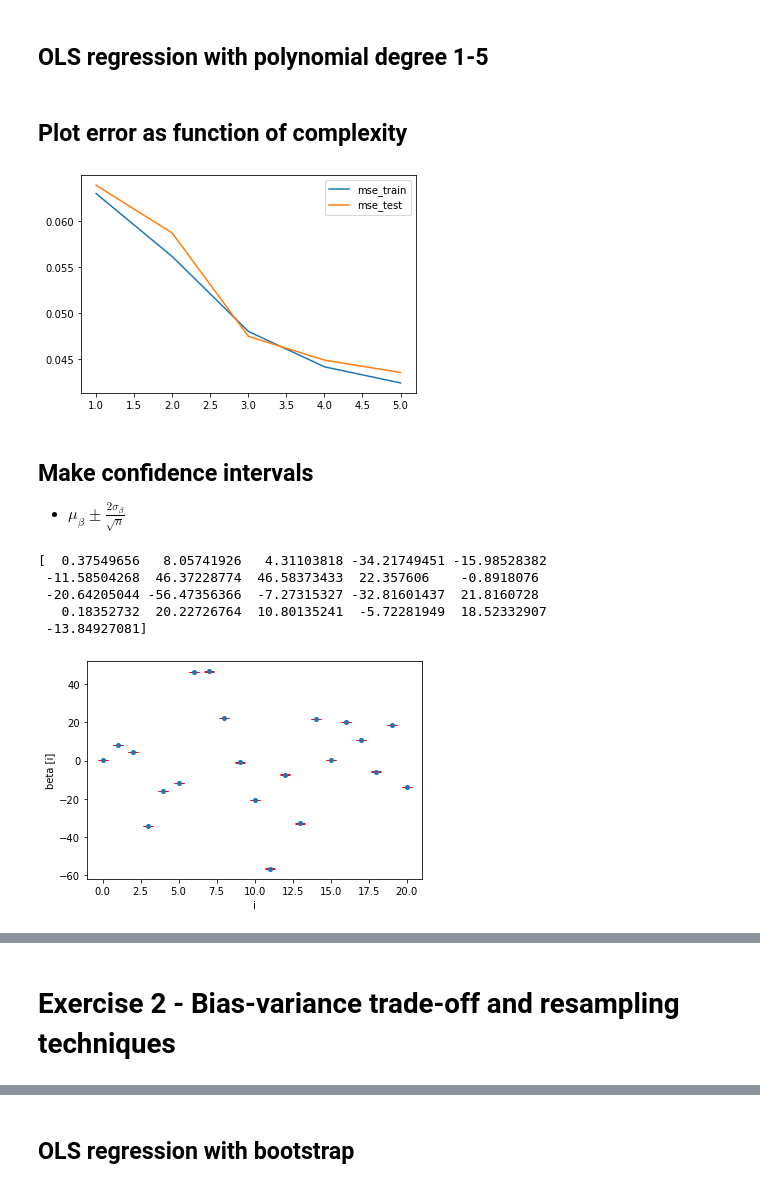
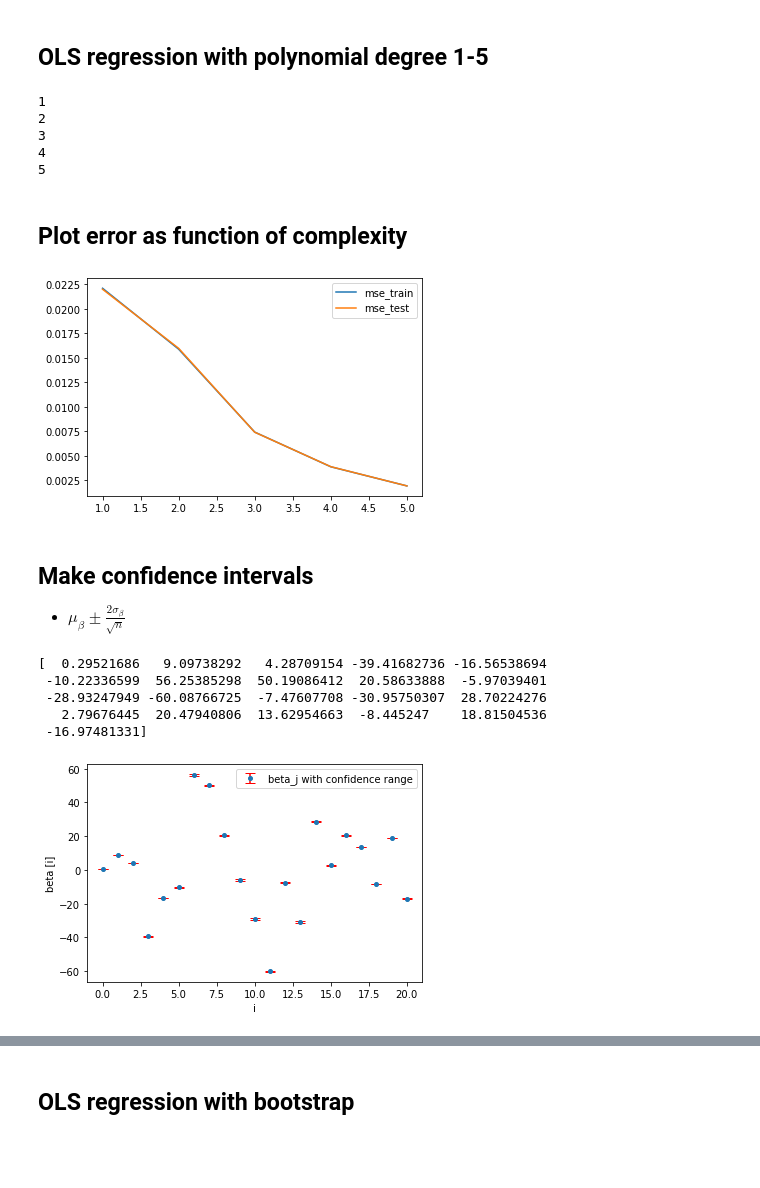
Before and after one commit to jornmarh/fys-stk4155, a Jupyter notebook: project1/project1-ad.ipynb, the cells around one changed output, grey strips where cells are left out. Cells and saved outputs as stored; diff of their text form; code cells hidden in the pictures; blank space fills up the shorter version.

```diff
--- a/project1/project1-ad.ipynb
+++ b/project1/project1-ad.ipynb
@@ -24,7 +37,7 @@ def MSE(y_data,y_model):
 # %% [markdown]
 ## Make Franke function and plot
 # %%
-fig = plt.figure()
+fig = plt.figure(figsize=(20,8))
 ax = fig.gca(projection='3d')
 
 # Make data.
@@ -32,15 +45,14 @@ x = np.arange(0, 1, 0.05)
 y = np.arange(0, 1, 0.05)
 x, y = np.meshgrid(x,y)
 
-
 def FrankeFunction(x,y):
     term1 = 0.75*np.exp(-(0.25*(9*x-2)**2) - 0.25*((9*y-2)**2))
     term2 = 0.75*np.exp(-((9*x+1)**2)/49.0 - 0.1*(9*y+1))
     term3 = 0.5*np.exp(-(9*x-7)**2/4.0 - 0.25*((9*y-3)**2))
     term4 = -0.2*np.exp(-(9*x-4)**2 - (9*y-7)**2)
-    noise = 0.2*np.random.randn(len(x))
-    #noise = np.random.normal(0, 0.05, len(x)*len(x))
-    return term1 + term2 + term3 + term4 + noise
+    noise = np.random.normal(0,1,x.shape)
+    return term1 + term2 + term3 + term4# + noise
+
 
 z = FrankeFunction(x, y)
 
@@ -52,6 +64,10 @@ ax.set_zlim(-0.10, 1.40)
 ax.zaxis.set_major_locator(LinearLocator(10))
 ax.zaxis.set_major_formatter(FormatStrFormatter('%.02f'))
 
+ax.set_xlabel('X', fontsize=15)
+ax.set_ylabel('Y', fontsize=15)
+ax.set_zlabel('Z', fontsize=15)
+
 # Add a color bar which maps values to colors.
 fig.colorbar(surf, shrink=0.5, aspect=5)
 
@@ -81,7 +97,7 @@ def create_X(x, y, n ):
 # %%
 # Making meshgrid of datapoints and compute Franke's function
 n = 5
-N = 200
+N = 1000
 x = np.sort(np.random.uniform(0, 1, N))
 y = np.sort(np.random.uniform(0, 1, N))
 x_mesh, y_mesh = np.meshgrid(x,y)
@@ -89,6 +105,7 @@ x_flat = np.ravel(x_mesh)
 y_flat = np.ravel(y_mesh)
 
 z = FrankeFunction(x_flat, y_flat)
+#z = z - np.mean(z)
 
 polydegree = np.zeros(n)
 r2_train = np.zeros(n)
@@ -96,28 +113,31 @@ r2_test = np.zeros(n)
 mse_train = np.zeros(n)
 mse_test = np.zeros(n)
 
-# OLS regression for polynomials from 1 to 5
+# OLS regression for polynomials from 1 to n
 for i in range(n):
     n = i+1
+    print(n)
     polydegree[i] = n
     X = create_X(x_flat, y_flat, n)
+    #X = X - np.mean(X)
     X_train, X_test, z_train, z_test = train_test_split(X,z, test_size=0.2)
 
-    # scaling (Optional, no point in scaling since data is between 0 and 1)
-    scaler = StandardScaler()
-    X_train_scaled = X_train - np.mean(X_train) #scaler.fit_transform(X_train, z_train)
-    X_test_scaled = X_test - np.mean(X_test) #scaler.transform(X_test)
-
     # prediction
-    betaOLS = np.linalg.pinv(X_train_scaled.T @ X_train_scaled) @ X_train_scaled.T @ z_train
-    ztilde_train = X_train_scaled @ betaOLS
-    ztilde_test = X_test_scaled @ betaOLS
+    betaOLS = np.linalg.pinv(X_train.T @ X_train) @ X_train.T @ z_train
+    ztilde_train = X_train @ betaOLS
+    ztilde_test = X_test @ betaOLS
 
     # errors
     r2_train[i] = r2_score(z_train, ztilde_train)
     r2_test[i] = r2_score(z_test, ztilde_test)
     mse_train[i] = mean_squared_error(z_train, ztilde_train) #MSE(z_train,ztilde_ols_train)
     mse_test[i] = mean_squared_error(z_test, ztilde_test)  #MSE(z_test,ztilde_ols_test)
+# %% [output]
+1
+2
+3
+4
+5
 # %% [markdown]
 ## Plot error as function of complexity
 # %%
@@ -128,34 +148,32 @@ plt.plot(polydegree, mse_test, label='mse_test')
 plt.legend()
 plt.show()
 # %% [output]
-[figure, old version]
+[figure, new version]
 # %% [markdown]
 ## Make confidence intervals
 - $\mu_{\beta} \pm \frac{2\sigma_{\beta}}{\sqrt{n}}$
 # %%
 variance = np.zeros(len(betaOLS))
 CI = np.zeros(len(betaOLS))
 
 for i in range(len(betaOLS)):
-    variance[i] = 0.1**2 * np.linalg.pinv(X_train_scaled.T @ X_train_scaled)[i,i]
+    variance[i] = 0.1**2 * np.linalg.pinv(X_train.T @ X_train)[i,i]
     CI[i] = 2*np.sqrt(variance[i])/np.sqrt(N)
 print(betaOLS)
 
-
-pd.DataFrame(betaOLS, CI)
-
-plt.errorbar(np.arange(0,len(betaOLS)), betaOLS, yerr=CI, fmt='o', ecolor='red', capsize=5, markersize=4)
+plt.errorbar(np.arange(0,len(betaOLS)), betaOLS, yerr=CI, fmt='o', ecolor='red', capsize=5, markersize=4, label='beta_j with confidence range')
 plt.xlabel('i')
 plt.ylabel('beta [i]')
+plt.legend()
 plt.show()
 
 table = pd.DataFrame({'Beta': betaOLS, '+-': CI})
 table
 # %% [output]
-[  0.37549656   8.05741926   4.31103818 -34.21749451 -15.98528382
- -11.58504268  46.37228774  46.58373433  22.357606    -0.8918076
- -20.64205044 -56.47356366  -7.27315327 -32.81601437  21.8160728
-   0.18352732  20.22726764  10.80135241  -5.72281949  18.52332907
- -13.84927081]
+[  0.29521686   9.09738292   4.28709154 -39.41682736 -16.56538694
+ -10.22336599  56.25385298  50.19086412  20.58633888  -5.97039401
+ -28.93247949 -60.08766725  -7.47607708 -30.95750307  28.70224276
+   2.79676445  20.47940806  13.62954663  -8.445247    18.81504536
+ -16.97481331]
-[figure, old version]
+[figure, new version]
 |  | Beta | +- |
@@ -178,2 +195,0 @@ table
-# %% [markdown]
-# Exercise 2 - Bias-variance trade-off and resampling techniques
```
Also changed, not shown: parts of 13 cells of this notebook, 1 other file.
